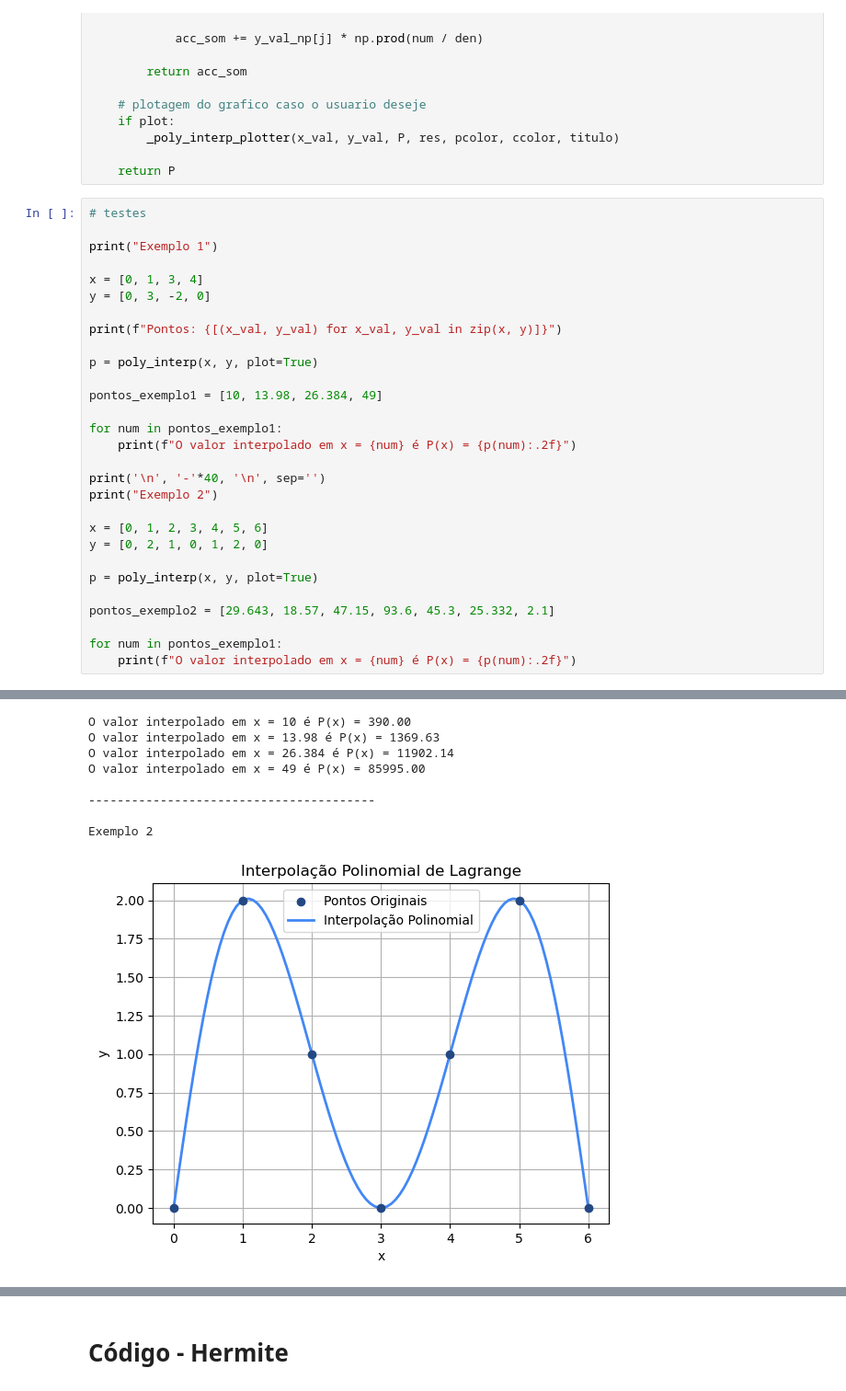
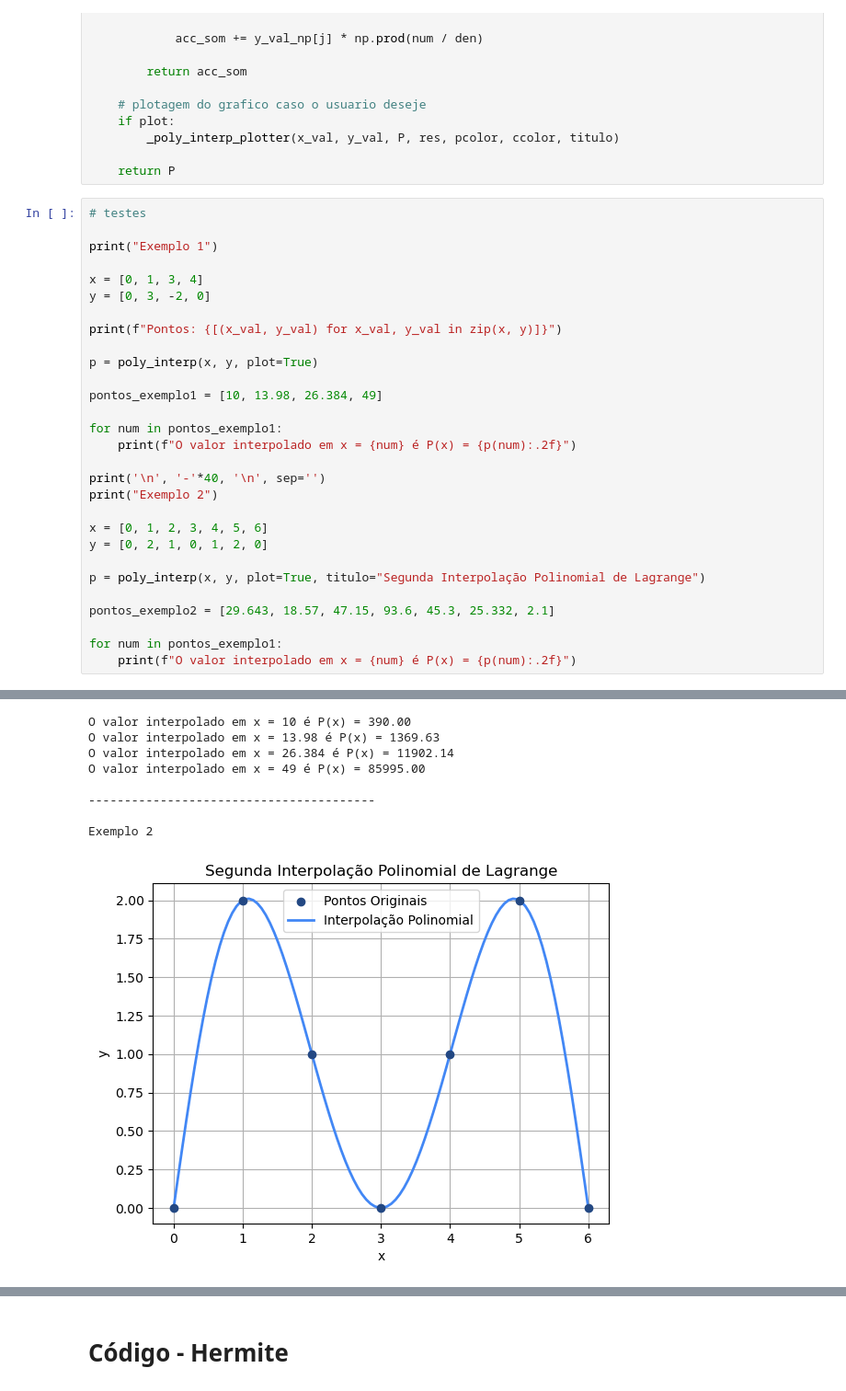
Before and after one commit to vrsmic/CB2325NumericaG1, a Jupyter notebook: src/CB2325NumericaG1/interpolacao/interpolacao.ipynb, the cells around one changed output, grey strips where cells are left out. Shown at 92% size. Cells and saved outputs as stored; diff of their text form.

```diff
--- a/src/CB2325NumericaG1/interpolacao/interpolacao.ipynb
+++ b/src/CB2325NumericaG1/interpolacao/interpolacao.ipynb
@@ -388,35 +388,35 @@ print(f"Pontos: {[(x_val, y_val) for x_val, y_val in zip(x, y)]}")
 p = poly_interp(x, y, plot=True)
 
 pontos_exemplo1 = [10, 13.98, 26.384, 49]
 
 for num in pontos_exemplo1:
     print(f"O valor interpolado em x = {num} é P(x) = {p(num):.2f}")
 
 print('\n', '-'*40, '\n', sep='')
 print("Exemplo 2")
 
 x = [0, 1, 2, 3, 4, 5, 6]
 y = [0, 2, 1, 0, 1, 2, 0]
 
-p = poly_interp(x, y, plot=True)
+p = poly_interp(x, y, plot=True, titulo="Segunda Interpolação Polinomial de Lagrange")
 
 pontos_exemplo2 = [29.643, 18.57, 47.15, 93.6, 45.3, 25.332, 2.1]
 
 for num in pontos_exemplo1:
     print(f"O valor interpolado em x = {num} é P(x) = {p(num):.2f}")
 # %% [output]
 Exemplo 1
 Pontos: [(0, 0), (1, 3), (3, -2), (4, 0)]
 [figure]
 O valor interpolado em x = 10 é P(x) = 390.00
 O valor interpolado em x = 13.98 é P(x) = 1369.63
 O valor interpolado em x = 26.384 é P(x) = 11902.14
 O valor interpolado em x = 49 é P(x) = 85995.00
 
 ----------------------------------------
 
 Exemplo 2
-[figure, old version]
+[figure, new version]
 O valor interpolado em x = 10 é P(x) = 539.00
 O valor interpolado em x = 13.98 é P(x) = 11719.27
 O valor interpolado em x = 26.384 é P(x) = 1300848.42
```
Also changed, not shown: 3 other files.
